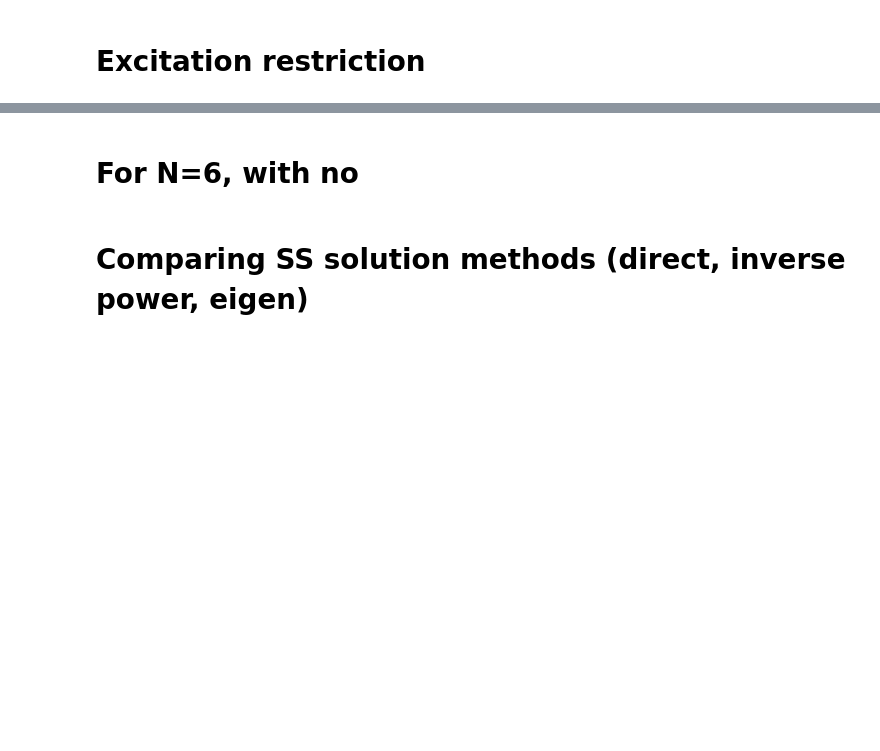
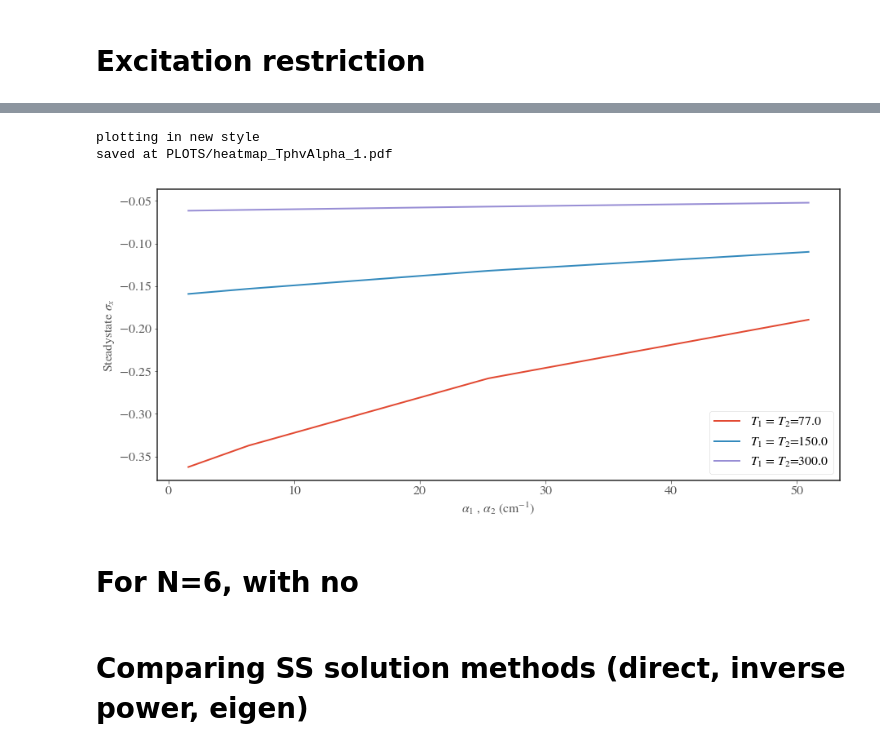
Before and after one commit to HenryMaguire/dimer-code, a Jupyter notebook: convergence_SES_1.ipynb, the cells around one changed output, grey strips where cells are left out. Saved outputs shown, nothing was run; the diff lists cells and outputs as text; code cells hidden in the pictures; blank space fills up the shorter version.

Commit message:
Adapts the expectation value calculator and plotting functions to get nicer looking data and useable APIs. Next, set some data to run overnight.

```diff
--- a/convergence_SES_1.ipynb
+++ b/convergence_SES_1.ipynb
@@ -126,2 +102,6 @@ Total error per nz dm element due to chop: (4.77021278203e-17+1.0448838674e-38j)
 # %% [markdown]
 # Excitation restriction
+# %%
+reload(hm)
+ss, info = hm.calculate_converged_steadystate(PARAMS, conv_percent_tol=0.1, etol=1e-8,
+                                   method="direct", observable='sigma_x')
@@ -128,8 +148,8 @@ Total error per nz dm element due to chop: (4.77021278203e-17+1.0448838674e-38j)
 # %%
 import heatmap_setup as hm
-reload(hm)
+
 x_values=[3,4,5,6,7,8,9,10] # N
-y_values=[0,1,2,3] # exc_diff (exc =  +exc_diff)
+y_values=[0] # exc_diff (exc =  +exc_diff)
 method='direct'
 ss_array, info_array = hm.heat_map_calculator(PARAMS,
                             x_axis_parameters=['N_1', 'N_2'],
@@ -137,4 +157,4 @@ ss_array, info_array = hm.heat_map_calculator(PARAMS,
                             x_values=x_values,
                             y_values=y_values,
                             dir_name='heatmap_excvN', save_data=True,
-                            persistent=False, method=method, threshold=1e-7)
+                            persistent=False, method=method, threshold=1e-6)
@@ -189 +186,3 @@ plt.plot(x_proj, fit_proj)
+# %%
+ss_arr_test, PARAMS, info_test = heatmap_loader(1, dir_name="heatmap_TphvAlpha")
 # %%
@@ -250,2 +201,24 @@ def steadystate_observable(ss_array, PARAMS, observable):
 # %%
 plt.imshow(steadystate_observable(ss_array, PARAMS, 'sigma_x'))
+# %%
+
+def steadystate_observable(ss_array, PARAMS, observable):
+    ss_obs_array = np.zeros(shape=ss_array.shape)
+    for y, ss_row in enumerate(ss_array):
+        for x, ss_dm in enumerate(ss_row):
+            dim, size = ss_dm.dims[0][1::], int(ss_dm.shape[0]/PARAMS['sys_dim'])
+
+            nstates, state2idx, idx2state = qt.enr_state_dictionaries(dim, dim[0]+0)
+            exc_diff = 0 # function finds the correct exc_diff given some dm
+            while nstates != size:
+                nstates, state2idx, idx2state = qt.enr_state_dictionaries(dim, dim[0]+exc_diff)
+
+            #print exc_diff, dim[0]+exc_diff
+            PARAMS.update({'N_1':dim[0], 'N_2':dim[1], 'exc':dim[0]+exc_diff})
+            obs_op = make_expectation_operators(PARAMS)[observable]
+            #print obs_op.shape, ss_dm.shape
+            ss_obs_array[y][x] = (obs_op*ss_dm).tr().real #info_test[y][x]['solution_time']
+    return ss_obs_array
+
+#print ss_arr_test[0][0]
+#steadystate_observable(ss_arr_test, PARAMS, 'sigma_x')
@@ -252 +319,8 @@ plt.imshow(steadystate_observable(ss_array, PARAMS, 'sigma_x'))
+# %%
+heatmap_plotter(num=1, plot_SD=False, dir_name="heatmap_TphvAlpha",
+                print_params=False, observable='sigma_x')
+# %% [output]
+plotting in new style
+saved at PLOTS/heatmap_TphvAlpha_1.pdf
+[figure, added]
 # %%
```
Also changed, not shown: parts of 18 cells of this notebook, 12 other files.
